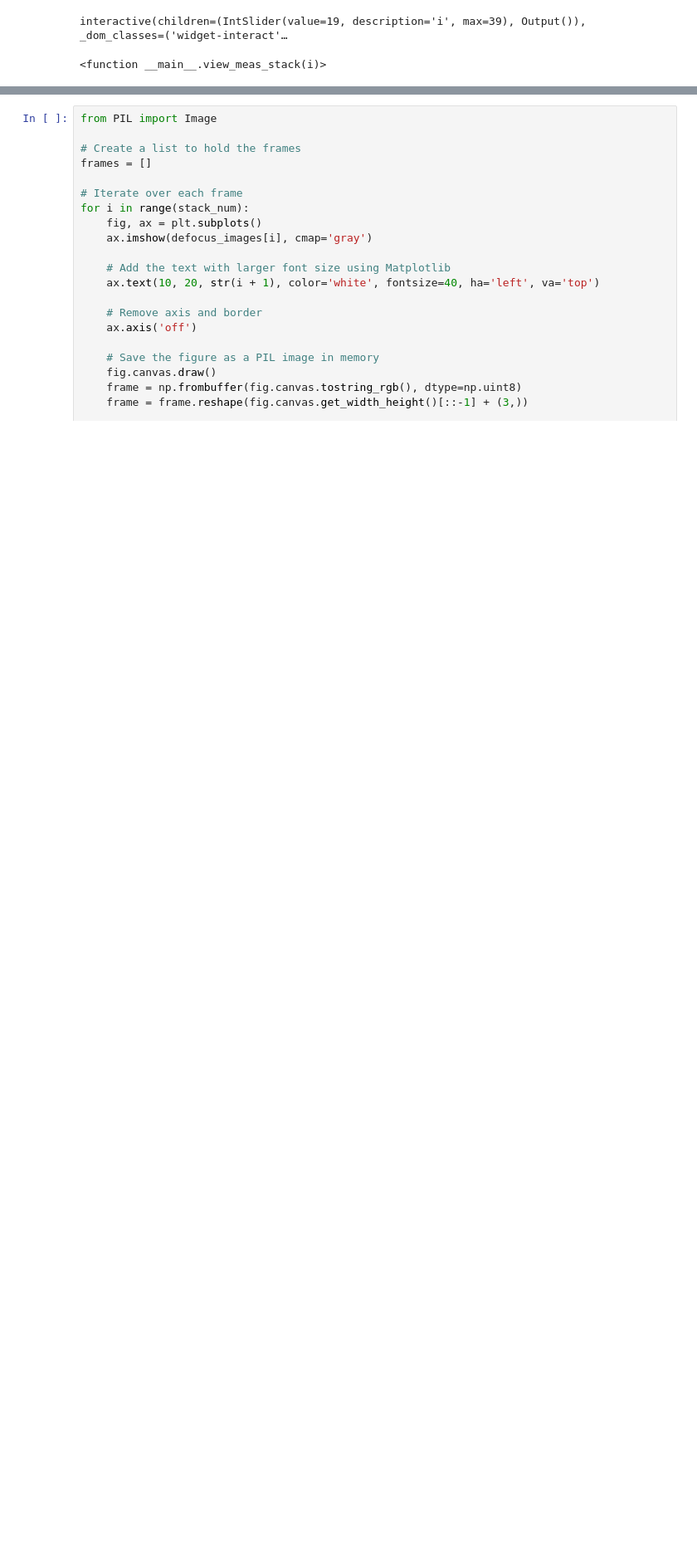
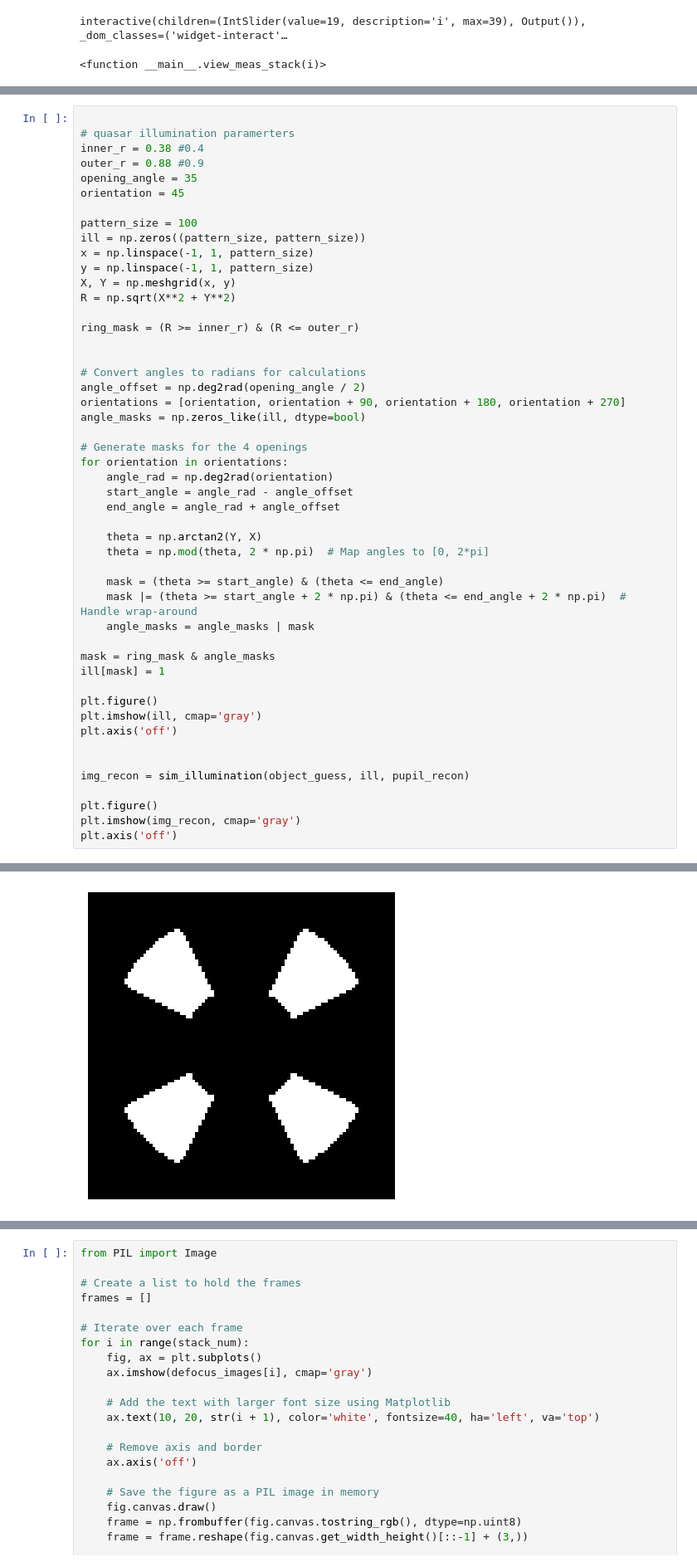
Before and after one commit to ArianaGu/EUV_FPM, a Jupyter notebook: plot_exp.ipynb, the cells around one changed output, grey strips where cells are left out. Shown at 83% size. Cells and saved outputs as stored; diff of their text form; blank space fills up the shorter version.

Commit message:
Add quasar synthesis

```diff
--- a/plot_exp.ipynb
+++ b/plot_exp.ipynb
@@ -306,0 +344,50 @@ interactive(children=(IntSlider(value=4, description='i', max=9), Output()), _do
+# %%
+
+# quasar illumination paramerters
+inner_r = 0.38 #0.4
+outer_r = 0.88 #0.9
+opening_angle = 35
+orientation = 45
+
+pattern_size = 100
+ill = np.zeros((pattern_size, pattern_size))
+x = np.linspace(-1, 1, pattern_size)
+y = np.linspace(-1, 1, pattern_size)
+X, Y = np.meshgrid(x, y)
+R = np.sqrt(X**2 + Y**2)
+
+ring_mask = (R >= inner_r) & (R <= outer_r)
+
+
+# Convert angles to radians for calculations
+angle_offset = np.deg2rad(opening_angle / 2)
+orientations = [orientation, orientation + 90, orientation + 180, orientation + 270]
+angle_masks = np.zeros_like(ill, dtype=bool)
+
+# Generate masks for the 4 openings
+for orientation in orientations:
+    angle_rad = np.deg2rad(orientation)
+    start_angle = angle_rad - angle_offset
+    end_angle = angle_rad + angle_offset
+
+    theta = np.arctan2(Y, X)
+    theta = np.mod(theta, 2 * np.pi)  # Map angles to [0, 2*pi]
+
+    mask = (theta >= start_angle) & (theta <= end_angle)
+    mask |= (theta >= start_angle + 2 * np.pi) & (theta <= end_angle + 2 * np.pi)  # Handle wrap-around
+    angle_masks = angle_masks | mask
+
+mask = ring_mask & angle_masks
+ill[mask] = 1
+
+plt.figure()
+plt.imshow(ill, cmap='gray')
+plt.axis('off')
+
+
+img_recon = sim_illumination(object_guess, ill, pupil_recon)
+
+plt.figure()
+plt.imshow(img_recon, cmap='gray')
+plt.axis('off')
+# %% [output]
@@ -306,0 +395 @@ interactive(children=(IntSlider(value=4, description='i', max=9), Output()), _do
+[figure, added]
```
Also changed, not shown: parts of 13 cells of this notebook, 6 other files.
